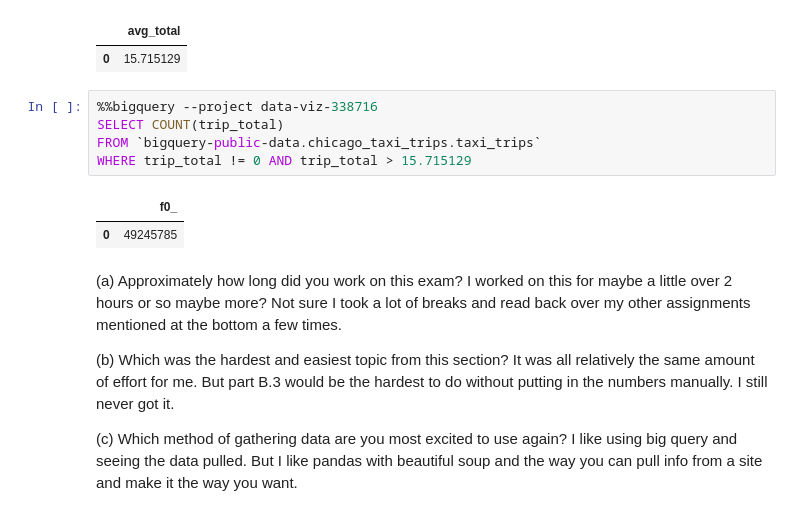
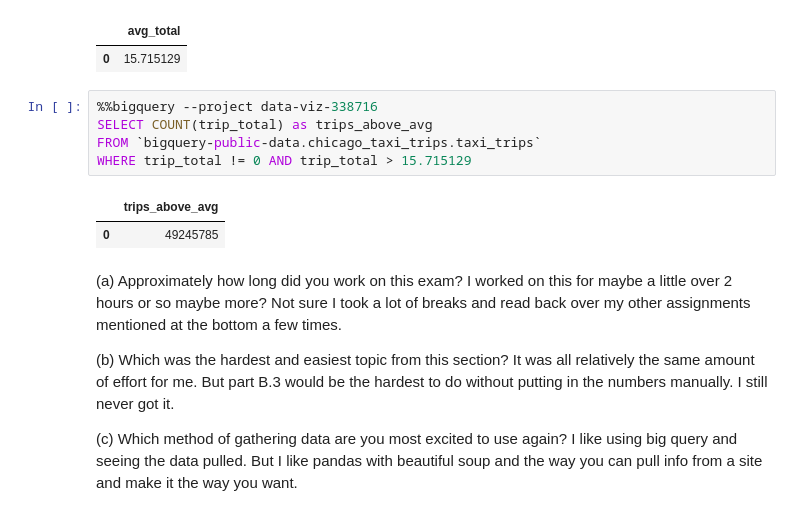
Before and after one commit to JoshStrother/DataVisualization, a Jupyter notebook: Exam1_JoshuaStrother_CPSMA4313.ipynb, the cells around one changed output. Saved outputs shown, nothing was run; the diff lists cells and outputs as text.

```diff
--- a/Exam1_JoshuaStrother_CPSMA4313.ipynb
+++ b/Exam1_JoshuaStrother_CPSMA4313.ipynb
@@ -177,11 +177,11 @@ FROM `bigquery-public-data.chicago_taxi_trips.taxi_trips`
 | 0 | 15.715129 |
 # %%
 %%bigquery --project data-viz-338716
-SELECT COUNT(trip_total)
+SELECT COUNT(trip_total) as trips_above_avg
 FROM `bigquery-public-data.chicago_taxi_trips.taxi_trips`
 WHERE trip_total != 0 AND trip_total > 15.715129
 # %% [output]
-|  | f0_ |
+|  | trips_above_avg |
 | 0 | 49245785 |
 # %% [markdown]
 (a) Approximately how long did you work on this exam?
```
Also changed, not shown: parts of 1 cell of this notebook.
